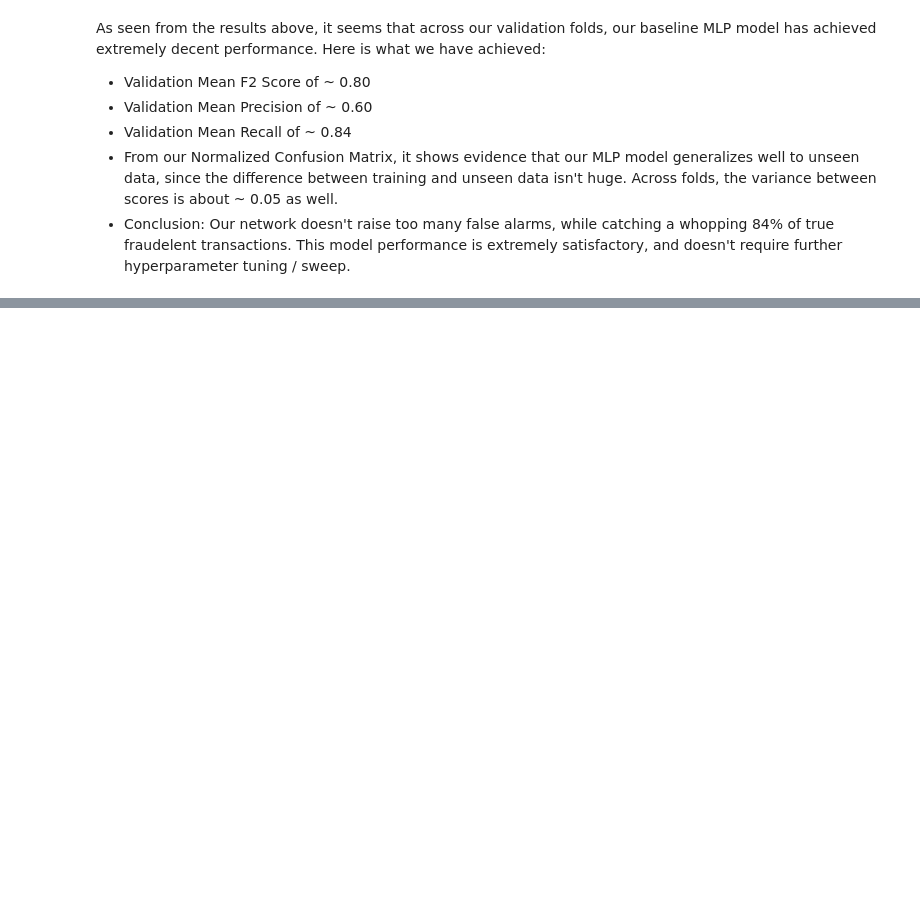
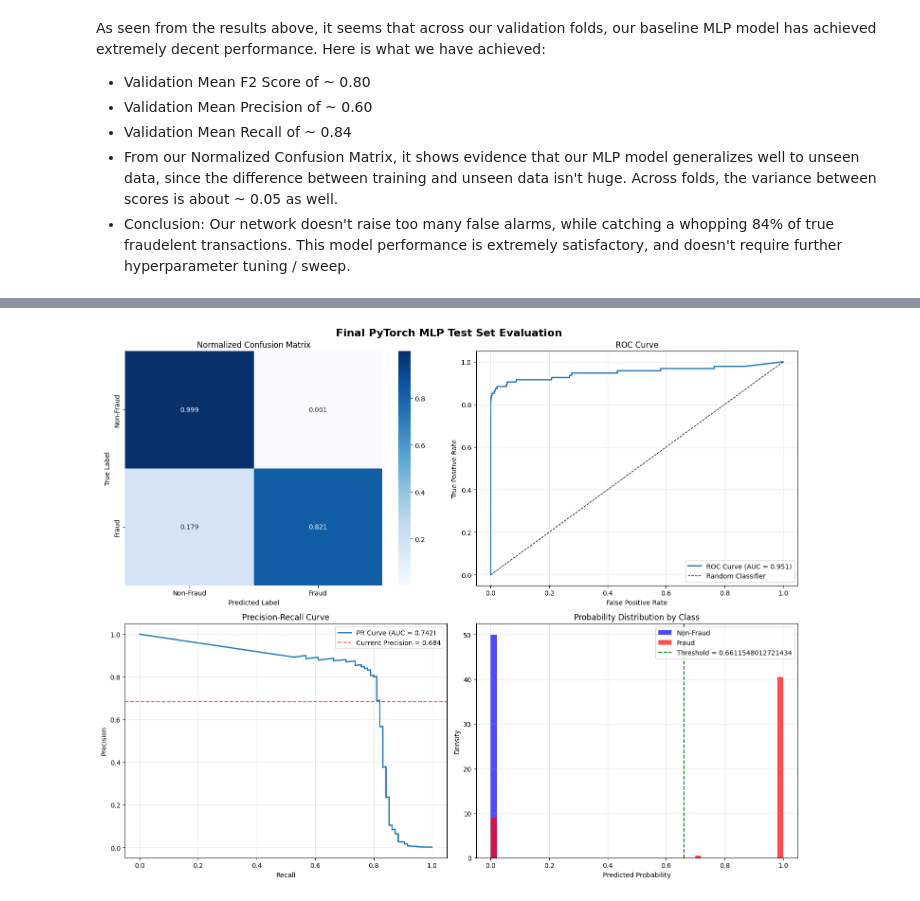
Before and after one commit to luuuneytunes12/Fraud-Detection-ML, a Jupyter notebook: notebooks/04-cwl-pytorch-mlp.ipynb, the cells around one changed output, grey strips where cells are left out. Saved outputs shown, nothing was run; the diff lists cells and outputs as text; code cells hidden in the pictures; blank space fills up the shorter version.

```diff
--- a/notebooks/04-cwl-pytorch-mlp.ipynb
+++ b/notebooks/04-cwl-pytorch-mlp.ipynb
@@ -590,0 +860,14 @@ As seen from the results above, it seems that across our validation folds, our b
+# %%
+test_data = TensorDataset(X_test_ts, y_test_ts)
+
+print(f"Test set size: {len(test_data)}")
+print(f"Test class distribution: {np.bincount(y_test.values)}")
+
+# Prepare test data loader (if you haven't already)
+test_loader = DataLoader(
+    test_data,  # Your test dataset
+    batch_size=128,
+    shuffle=False,
+    num_workers=6,
+    persistent_workers=True,
+)
@@ -590,0 +1101,86 @@ As seen from the results above, it seems that across our validation folds, our b
+# %%
+# Create visualizations for test set evaluation
+fig, axes = plt.subplots(2, 2, figsize=(15, 12))
+fig.suptitle("Final PyTorch MLP Test Set Evaluation", fontsize=16, fontweight="bold")
+
+# 1. Confusion Matrix Heatmap
+cm_normalized = confusion_matrix(y_test_true, y_test_pred, normalize="true")
+sns.heatmap(
+    cm_normalized,
+    annot=True,
+    fmt=".3f",
+    cmap="Blues",
+    xticklabels=class_names,
+    yticklabels=class_names,
+    ax=axes[0, 0],
+)
+axes[0, 0].set_title("Normalized Confusion Matrix")
+axes[0, 0].set_ylabel("True Label")
+axes[0, 0].set_xlabel("Predicted Label")
+
+# 2. ROC Curve
+fpr, tpr, _ = roc_curve(y_test_true, y_test_pred_proba)
+axes[0, 1].plot(fpr, tpr, linewidth=2, label=f"ROC Curve (AUC = {test_roc_auc:.3f})")
+axes[0, 1].plot([0, 1], [0, 1], "k--", linewidth=1, label="Random Classifier")
+axes[0, 1].set_xlabel("False Positive Rate")
+axes[0, 1].set_ylabel("True Positive Rate")
+axes[0, 1].set_title("ROC Curve")
+axes[0, 1].legend()
+axes[0, 1].grid(True, alpha=0.3)
+
+# 3. Precision-Recall Curve
+precision_vals, recall_vals, _ = precision_recall_curve(y_test_true, y_test_pred_proba)
+axes[1, 0].plot(
+    recall_vals,
+    precision_vals,
+    linewidth=2,
+    label=f"PR Curve (AUC = {test_pr_auc:.3f})",
+)
+axes[1, 0].axhline(
+    y=test_precision,
+    color="red",
+    linestyle="--",
+    alpha=0.7,
+    label=f"Current Precision = {test_precision:.3f}",
+)
+axes[1, 0].set_xlabel("Recall")
+axes[1, 0].set_ylabel("Precision")
+axes[1, 0].set_title("Precision-Recall Curve")
+axes[1, 0].legend()
+axes[1, 0].grid(True, alpha=0.3)
+
+# 4. Probability Distribution Plot
+axes[1, 1].hist(
+    y_test_pred_proba[y_test_true == 0],
+    bins=50,
+    alpha=0.7,
+    label="Non-Fraud",
+    density=True,
+    color="blue",
+)
+axes[1, 1].hist(
+    y_test_pred_proba[y_test_true == 1],
+    bins=50,
+    alpha=0.7,
+    label="Fraud",
+    density=True,
+    color="red",
+)
+axes[1, 1].axvline(
+    x=best_model.threshold,
+    color="green",
+    linestyle="--",
+    label=f"Threshold = {best_model.threshold}",
+)
+axes[1, 1].set_xlabel("Predicted Probability")
+axes[1, 1].set_ylabel("Density")
+axes[1, 1].set_title("Probability Distribution by Class")
+axes[1, 1].legend()
+axes[1, 1].grid(True, alpha=0.3)
+
+plt.tight_layout()
+plt.show()
+
+print("✅ Test set evaluation visualizations created successfully!")
+# %% [output]
+[figure, added]
```
Also changed, not shown: parts of 20 cells of this notebook, 38 other files.
